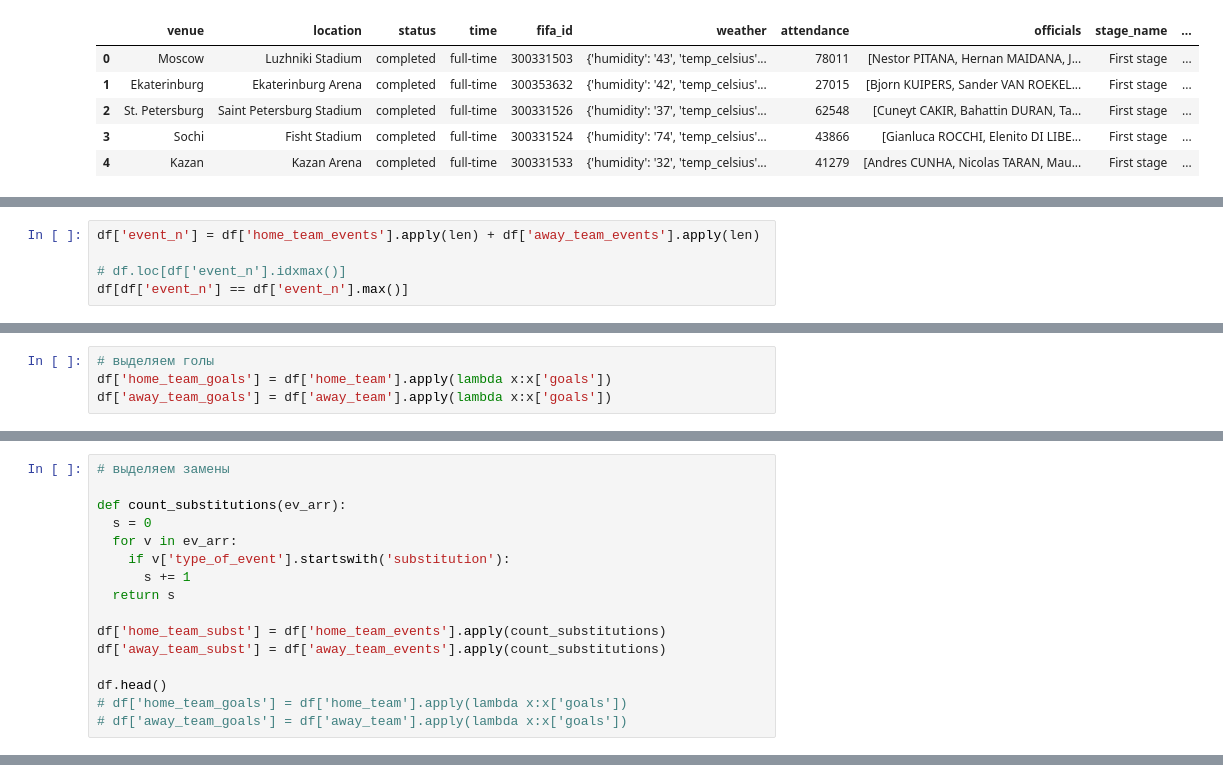
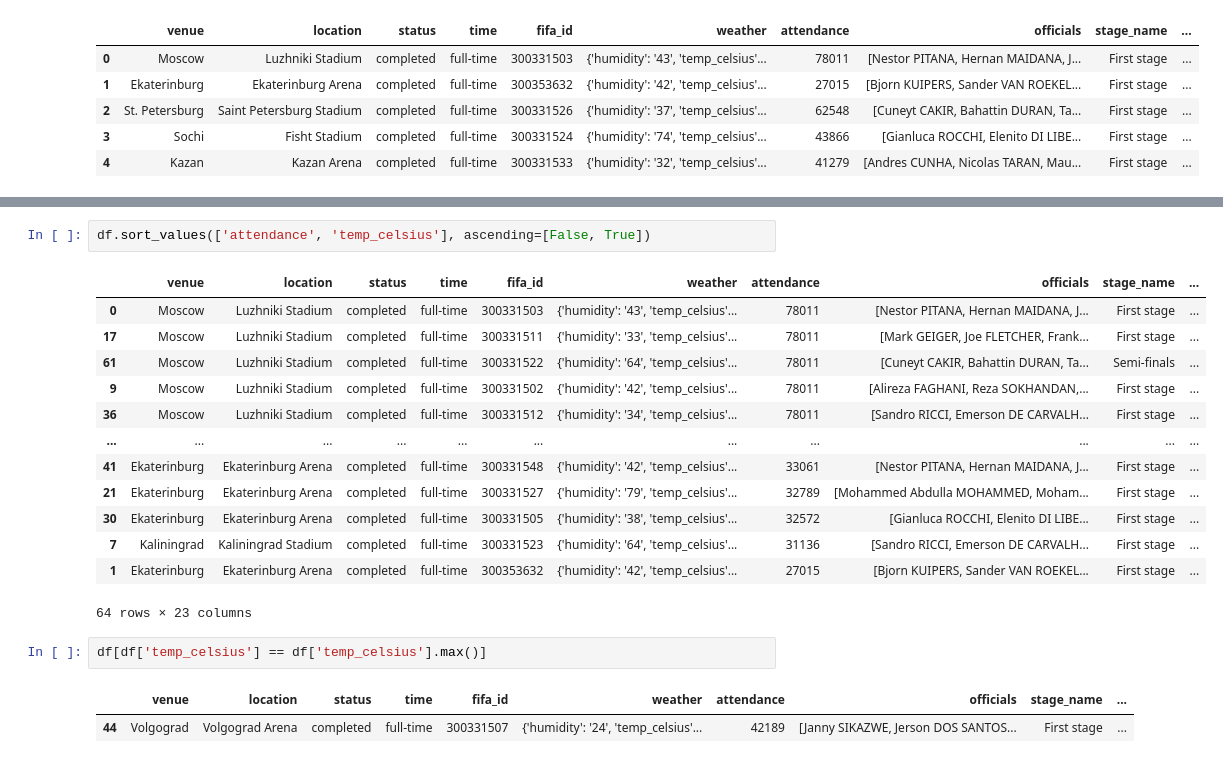
Before and after one commit to AnnaKraim/ML, a Jupyter notebook: fifa_pandas.ipynb, the cells around one changed output, grey strips where cells are left out. Drawn from its saved outputs; the diff is of its cells as text.

```diff
--- a/fifa_pandas.ipynb
+++ b/fifa_pandas.ipynb
@@ -71,5 +50,0 @@ df['temp_celsius'].mean()
-# %%
-df['event_n'] = df['home_team_events'].apply(len) + df['away_team_events'].apply(len)
-
-# df.loc[df['event_n'].idxmax()]
-df[df['event_n'] == df['event_n'].max()]
@@ -83,4 +50,0 @@ df[df['event_n'] == df['event_n'].max()]
-# %%
-# выделяем голы
-df['home_team_goals'] = df['home_team'].apply(lambda x:x['goals'])
-df['away_team_goals'] = df['away_team'].apply(lambda x:x['goals'])
@@ -185,16 +50,0 @@ Name: home_team_statistics, dtype: int64
-# %%
-# выделяем замены
-
-def count_substitutions(ev_arr):
-  s = 0
-  for v in ev_arr:
-    if v['type_of_event'].startswith('substitution'):
-      s += 1
-  return s
-
-df['home_team_subst'] = df['home_team_events'].apply(count_substitutions)
-df['away_team_subst'] = df['away_team_events'].apply(count_substitutions)
-
-df.head()
-# df['home_team_goals'] = df['home_team'].apply(lambda x:x['goals'])
-# df['away_team_goals'] = df['away_team'].apply(lambda x:x['goals'])
@@ -240,0 +51,21 @@ mean_subst.sort_values(by='mean', ascending=False)
+# %%
+df.sort_values(['attendance', 'temp_celsius'], ascending=[False, True])
+# %% [output]
+|  | venue | location | status | time | fifa_id | weather | attendance | officials | stage_name | ... |
+| 0 | Moscow | Luzhniki Stadium | completed | full-time | 300331503 | {'humidity': '43', 'temp_celsius'... | 78011 | [Nestor PITANA, Hernan MAIDANA, J... | First stage | ... |
+| 17 | Moscow | Luzhniki Stadium | completed | full-time | 300331511 | {'humidity': '33', 'temp_celsius'... | 78011 | [Mark GEIGER, Joe FLETCHER, Frank... | First stage | ... |
+| 61 | Moscow | Luzhniki Stadium | completed | full-time | 300331522 | {'humidity': '64', 'temp_celsius'... | 78011 | [Cuneyt CAKIR, Bahattin DURAN, Ta... | Semi-finals | ... |
+| 9 | Moscow | Luzhniki Stadium | completed | full-time | 300331502 | {'humidity': '42', 'temp_celsius'... | 78011 | [Alireza FAGHANI, Reza SOKHANDAN,... | First stage | ... |
+| 36 | Moscow | Luzhniki Stadium | completed | full-time | 300331512 | {'humidity': '34', 'temp_celsius'... | 78011 | [Sandro RICCI, Emerson DE CARVALH... | First stage | ... |
+| ... | ... | ... | ... | ... | ... | ... | ... | ... | ... | ... |
+| 41 | Ekaterinburg | Ekaterinburg Arena | completed | full-time | 300331548 | {'humidity': '42', 'temp_celsius'... | 33061 | [Nestor PITANA, Hernan MAIDANA, J... | First stage | ... |
+| 21 | Ekaterinburg | Ekaterinburg Arena | completed | full-time | 300331527 | {'humidity': '79', 'temp_celsius'... | 32789 | [Mohammed Abdulla MOHAMMED, Moham... | First stage | ... |
+| 30 | Ekaterinburg | Ekaterinburg Arena | completed | full-time | 300331505 | {'humidity': '38', 'temp_celsius'... | 32572 | [Gianluca ROCCHI, Elenito DI LIBE... | First stage | ... |
+| 7 | Kaliningrad | Kaliningrad Stadium | completed | full-time | 300331523 | {'humidity': '64', 'temp_celsius'... | 31136 | [Sandro RICCI, Emerson DE CARVALH... | First stage | ... |
+| 1 | Ekaterinburg | Ekaterinburg Arena | completed | full-time | 300353632 | {'humidity': '42', 'temp_celsius'... | 27015 | [Bjorn KUIPERS, Sander VAN ROEKEL... | First stage | ... |
+64 rows × 23 columns
+# %%
+df[df['temp_celsius'] == df['temp_celsius'].max()]
+# %% [output]
+|  | venue | location | status | time | fifa_id | weather | attendance | officials | stage_name | ... |
+| 44 | Volgograd | Volgograd Arena | completed | full-time | 300331507 | {'humidity': '24', 'temp_celsius'... | 42189 | [Janny SIKAZWE, Jerson DOS SANTOS... | First stage | ... |
```
Also changed, not shown: parts of 23 cells of this notebook.
